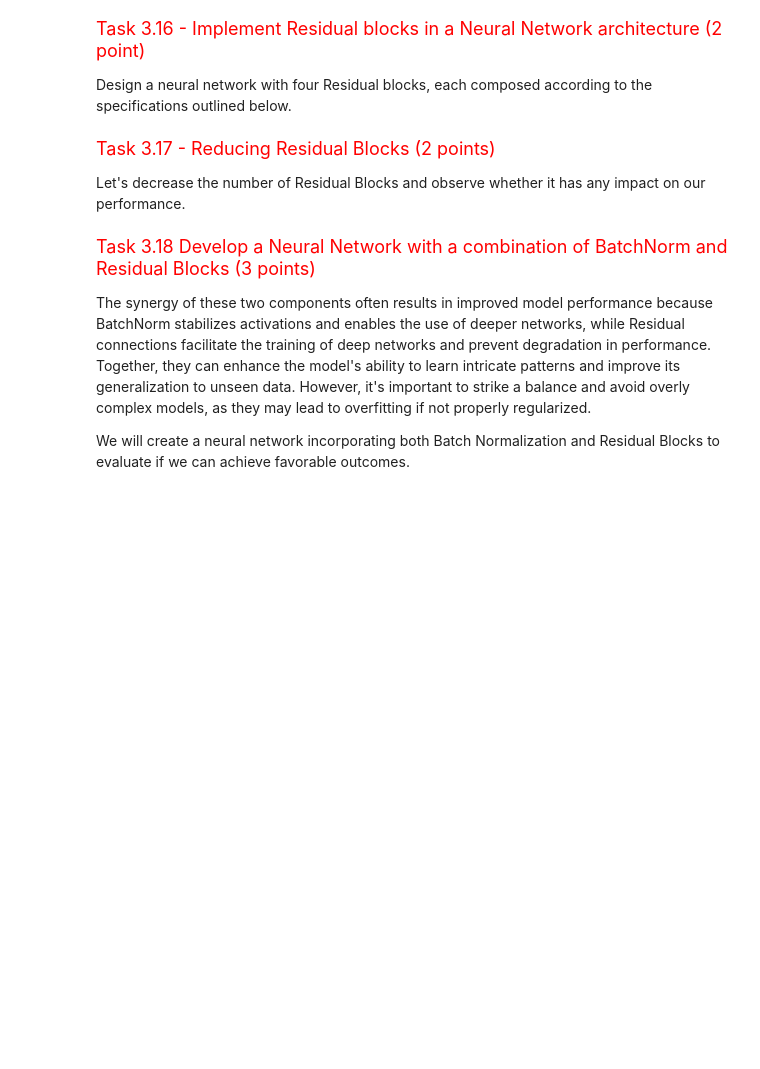
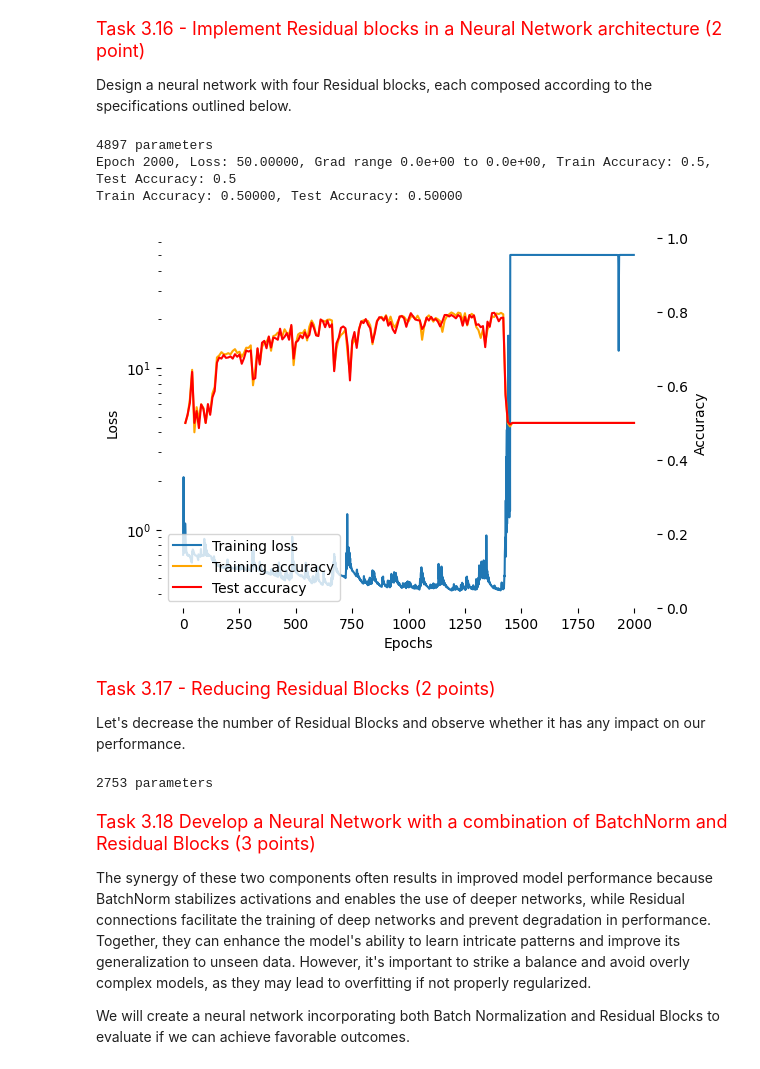
Before and after one commit to karan-mudaliar/Deep-Learning, a Jupyter notebook: HW2_1_OptimizationAndNetworkArchitecture.ipynb, the cells around one changed output. Drawn from its saved outputs; the diff is of its cells as text; code cells hidden in the pictures; blank space fills up the shorter version.

```diff
--- a/HW2_1_OptimizationAndNetworkArchitecture.ipynb
+++ b/HW2_1_OptimizationAndNetworkArchitecture.ipynb
@@ -1455,22 +1455,66 @@ Design a neural network with four Residual blocks, each composed according to th
 # %%
 torch.manual_seed(7150)# (Leave it here for deterministic behavior and easier grading)
 #############################################################################
 # TODO: In this task, we will configure a neural network consisting of four
 # residual blocks
 # Hidden Dimension = 16
 # fan_out_dims = 32
 # Loss - Binary Cross Entropy
 # Optimizer - Adam- (lr=0.01, weight_decay=1e-3)
 # Residual Block - [ReLU → Linear → ReLU → Linear]
 # Network Architecture - Linear -> Residual Block -> Residual Block ->
 # Residual Block -> Residual Block -> (Linear + Sigmoid)
 #############################################################################
 
-raise NotImplementedError
+input_size=train_data.size(1)
+hidden_dims= 16
+fan_out_dims = 32
+output_dims=1
+
+run_test(
+    Supervise(
+    nn.BCELoss(),
+        torch.nn.Sequential(
+        nn.Linear(input_size, hidden_dims),
+        ResidualSequence(
+          nn.ReLU(),
+          nn.Linear(hidden_dims, fan_out_dims),
+          nn.ReLU(),
+          nn.Linear(fan_out_dims, hidden_dims),
+        ),
+        ResidualSequence(
+          nn.ReLU(),
+          nn.Linear(hidden_dims, fan_out_dims),
+          nn.ReLU(),
+          nn.Linear(fan_out_dims, hidden_dims),
+        ),
+        ResidualSequence(
+          nn.ReLU(),
+          nn.Linear(hidden_dims, fan_out_dims),
+          nn.ReLU(),
+          nn.Linear(fan_out_dims, hidden_dims),
+        ),
+        ResidualSequence(
+          nn.ReLU(),
+          nn.Linear(hidden_dims, fan_out_dims),
+          nn.ReLU(),
+          nn.Linear(fan_out_dims, hidden_dims),
+        ),
+        nn.Linear(hidden_dims, 1),
+        nn.Sigmoid()
+        )
+    ),
+    lambda p: ADAMOptimizer(p,lr = 0.1, weight_decay = 1e-3)
+)
 
 ###########################################################################
 #                             END OF YOUR CODE                            #
 ###########################################################################
+# %% [output]
+4897 parameters
+Epoch 2000, Loss: 50.00000, Grad range 0.0e+00 to 0.0e+00, Train Accuracy: 0.5, Test Accuracy: 0.5
+Train Accuracy: 0.50000, Test Accuracy: 0.50000
+[figure, added]
 # %% [markdown]
 <font size='4' color='Red'>Task 3.17 - Reducing Residual Blocks (2 points)</font>
 
@@ -1491,11 +1535,40 @@ fan_out_dims = None
 # (Linear + Sigmoid)
 ################################################################################
 
-raise NotImplementedError
+input_size=train_data.size(1)
+hidden_dims= 16
+fan_out_dims = 32
+output_dims=1
+
+run_test(
+    Supervise(
+    nn.BCELoss(),
+        torch.nn.Sequential(
+        nn.Linear(input_size, hidden_dims),
+        ResidualSequence(
+          nn.ReLU(),
+          nn.Linear(hidden_dims, fan_out_dims),
+          nn.ReLU(),
+          nn.Linear(fan_out_dims, hidden_dims),
+        ),
+        ResidualSequence(
+          nn.ReLU(),
+          nn.Linear(hidden_dims, fan_out_dims),
+          nn.ReLU(),
+          nn.Linear(fan_out_dims, hidden_dims),
+        ),
+        nn.Linear(hidden_dims, 1),
+        nn.Sigmoid()
+        )
+    ),
+    lambda p: ADAMOptimizer(p,lr = 0.1, weight_decay = 1e-3)
+)
 
 ###########################################################################
 #                             END OF YOUR CODE                            #
 ###########################################################################
+# %% [output]
+2753 parameters
 # %% [markdown]
 <font size='4' color='Red'>Task 3.18 Develop a Neural Network with a combination of BatchNorm and Residual Blocks (3 points)</font>
 
```
